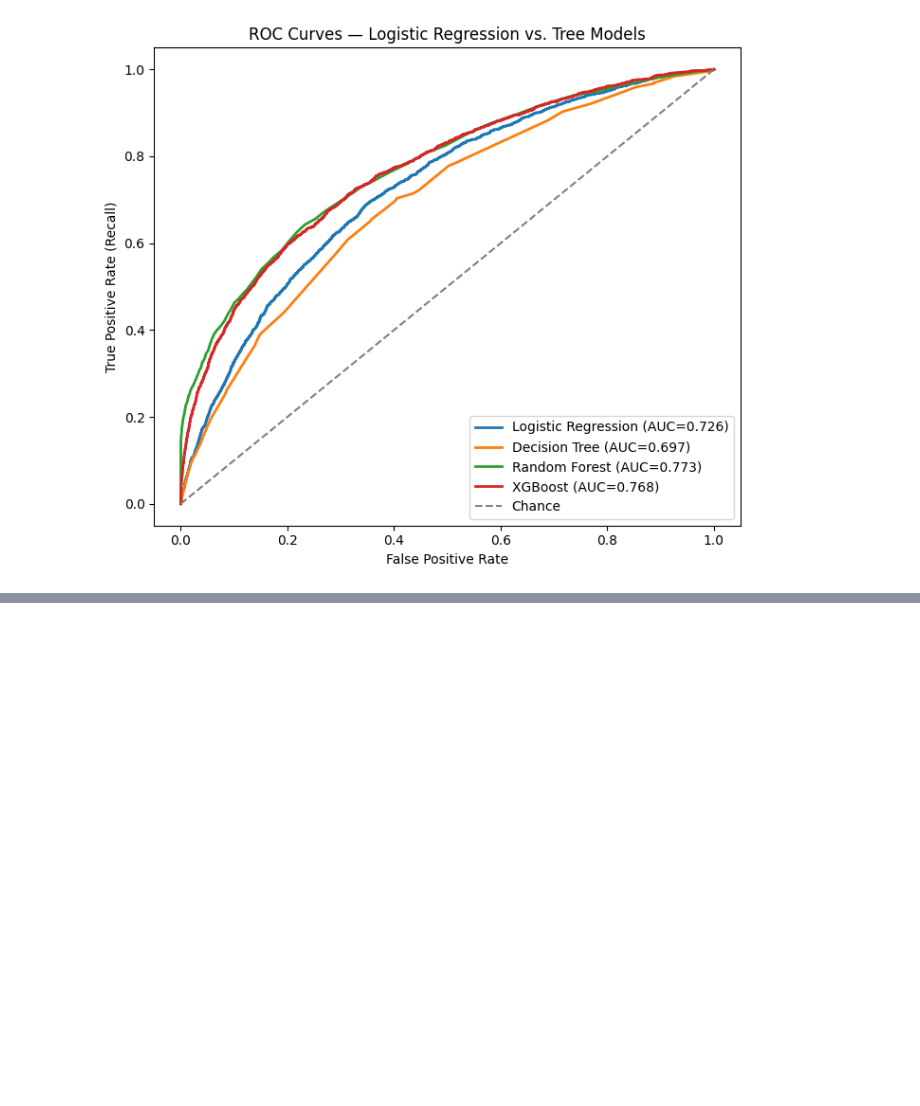
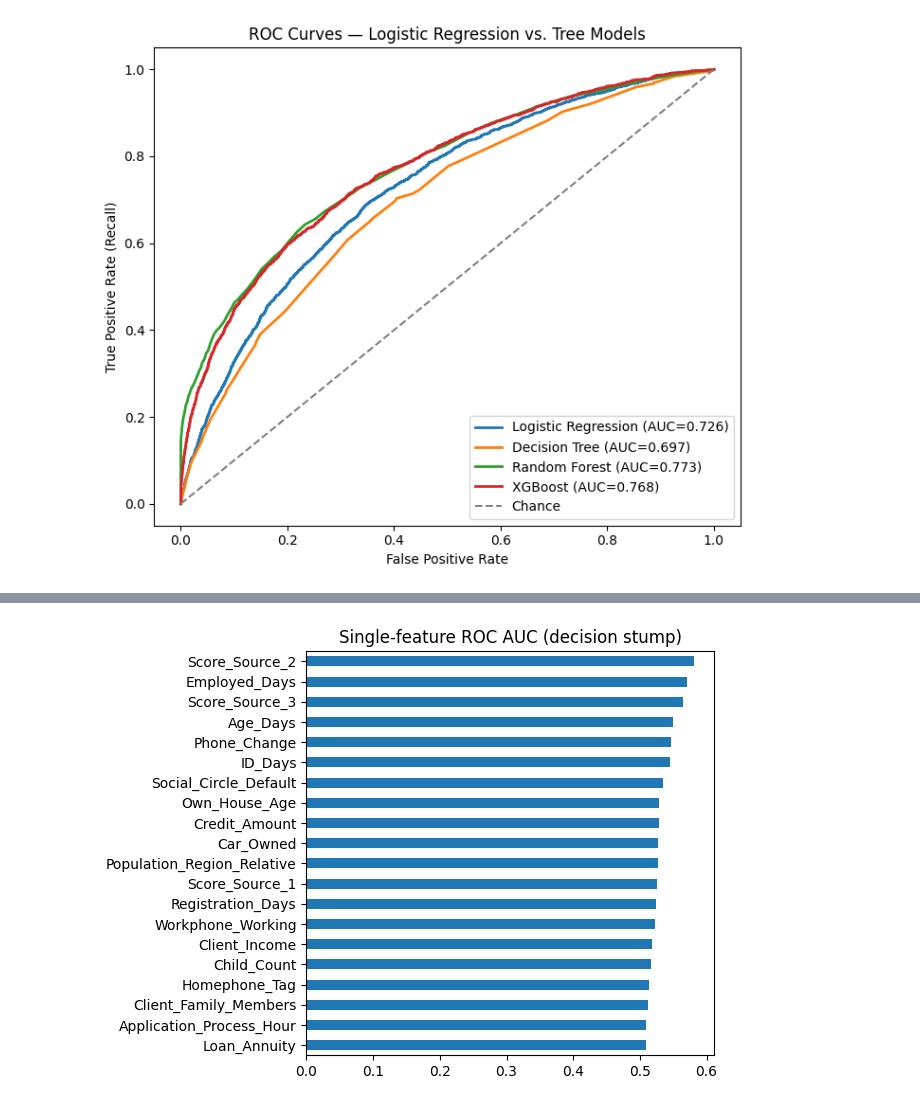
Before and after one commit to pkannanGit/ml-training, a Jupyter notebook: training.ipynb, the cells around one changed output, grey strips where cells are left out. Drawn from its saved outputs; the diff is of its cells as text; code cells hidden in the pictures; blank space fills up the shorter version.

```diff
--- a/training.ipynb
+++ b/training.ipynb
@@ -1134,0 +1171,17 @@ plt.show()
+# %%
+from sklearn.tree import DecisionTreeClassifier
+from sklearn.metrics import roc_auc_score
+
+# Simple idea of measuring feature importance by making decision tree based on 1 feature
+auc_per_feature = {}
+for f in X_train.columns:
+    stump = DecisionTreeClassifier(max_depth=1, random_state=RANDOM_STATE)
+    stump.fit(X_train[[f]], y_train)
+    p = stump.predict_proba(X_test[[f]])[:,1]
+    auc_per_feature[f] = roc_auc_score(y_test, p)
+
+pd.Series(auc_per_feature).sort_values().tail(20).plot(kind="barh")
+plt.title("Single-feature ROC AUC (decision stump)")
+plt.tight_layout(); plt.show()
+# %% [output]
+[figure, added]
```
Also changed, not shown: parts of 7 cells of this notebook.
